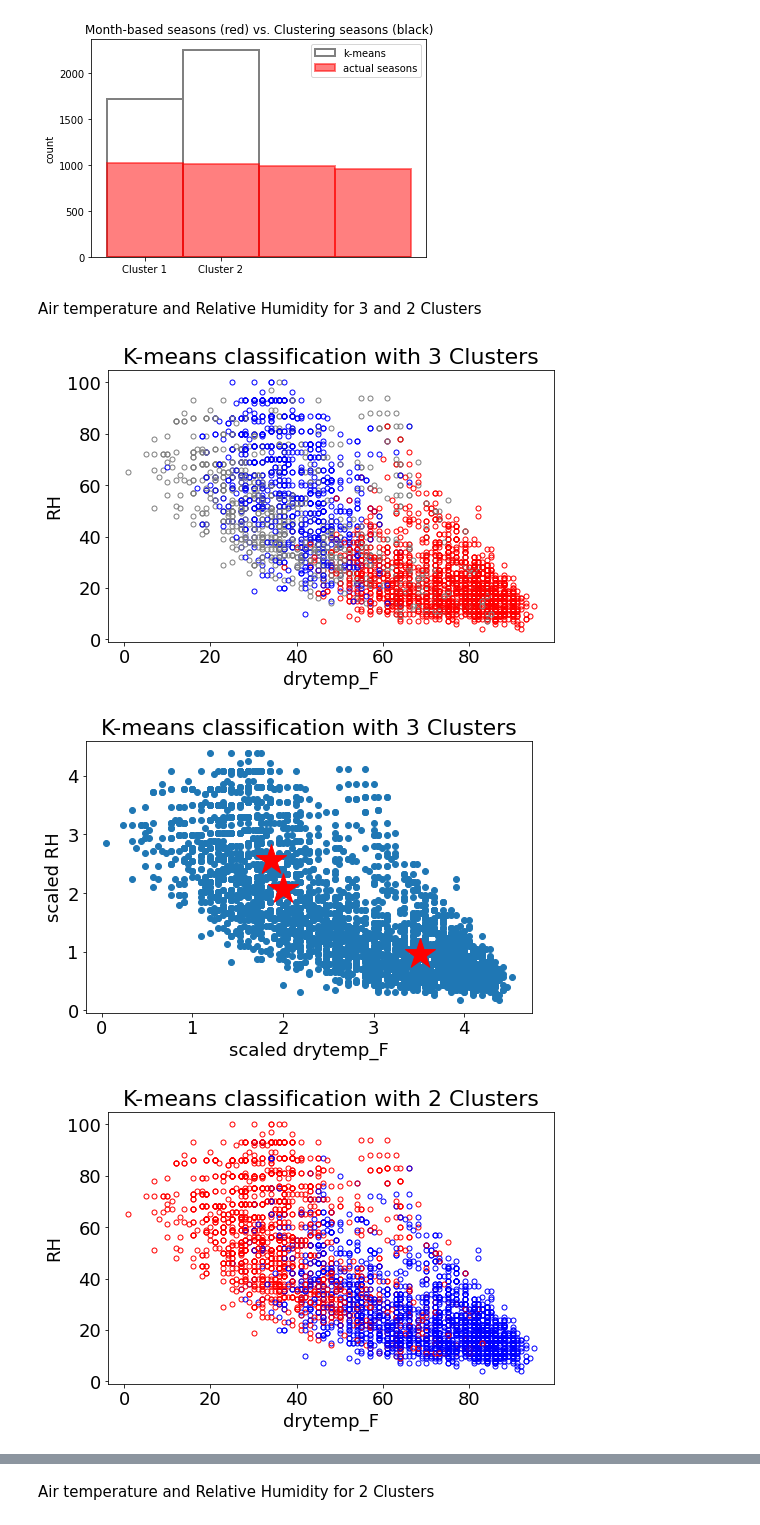
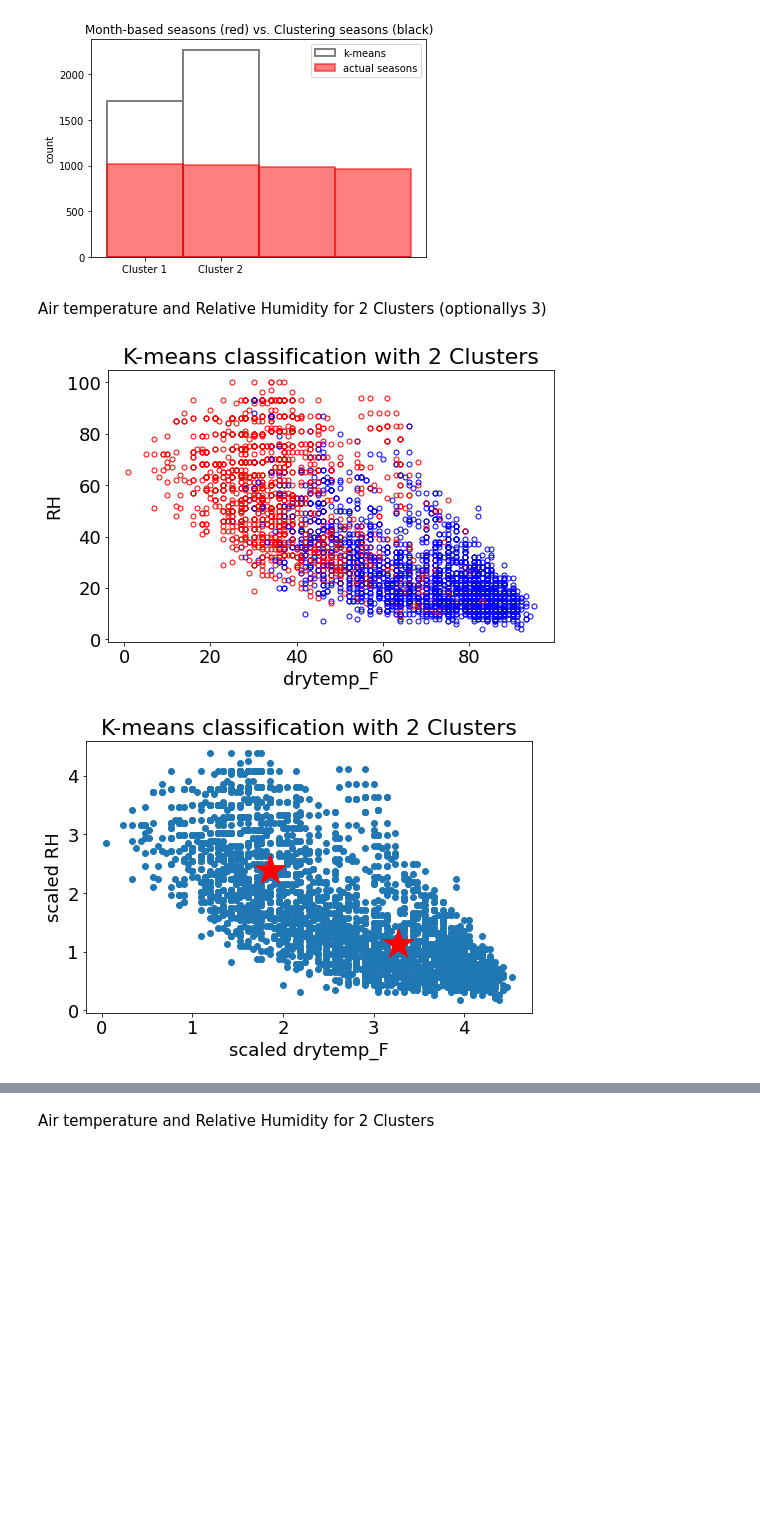
Before and after one commit to scrand23/ATOC4500_Crandall_Ripley_FinalProject, a Jupyter notebook: ATOC4500_project_Crandall_Ripley.ipynb, the cells around one changed output, grey strips where cells are left out. Saved outputs shown, nothing was run; the diff lists cells and outputs as text; code cells hidden in the pictures; blank space fills up the shorter version.

```diff
--- a/ATOC4500_project_Crandall_Ripley.ipynb
+++ b/ATOC4500_project_Crandall_Ripley.ipynb
@@ -471,11 +480,10 @@ hist_type_1(eagleIdx2, eagleSeasonIdx, TWO_CLUSTERS, cluster_label_list[0:2])
 # %% [output]
 [figure]
 # %% [markdown]
-Air temperature and Relative Humidity for 3 and 2 Clusters
+Air temperature and Relative Humidity for 2 Clusters (optionallys 3)
 # %%
-variable_scatter_plots(eagleScaledData, "drytemp_F","RH", included_cols, THREE_CLUSTERS, eagleIdx3, eagleCentroids3, eagleData)
+#variable_scatter_plots(eagleScaledData, "drytemp_F","RH", included_cols, THREE_CLUSTERS, eagleIdx3, eagleCentroids3, eagleData)
 variable_scatter_plots(eagleScaledData, "drytemp_F","RH", included_cols, TWO_CLUSTERS, eagleIdx2, eagleCentroid2, eagleData)
 # %% [output]
-[figure, old version]
+[figure, new version]
-[figure, old version]
+[figure, new version]
-[figure, removed]
```
Also changed, not shown: parts of 40 cells of this notebook.
